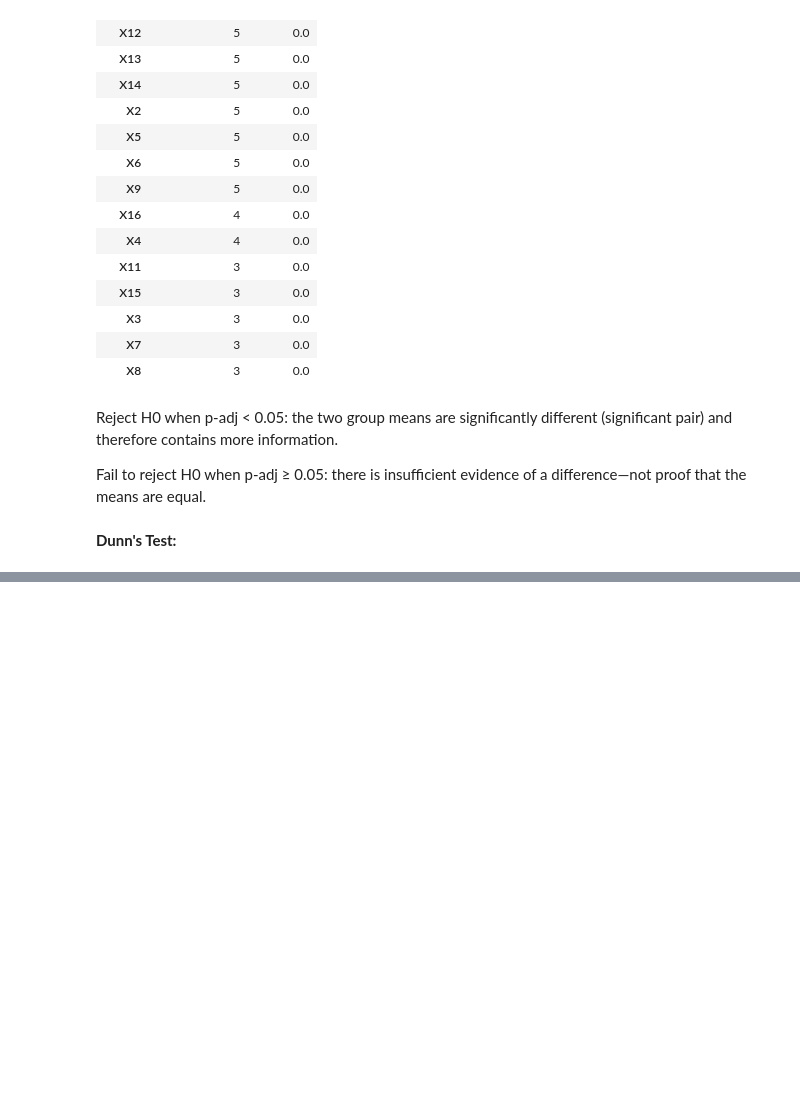
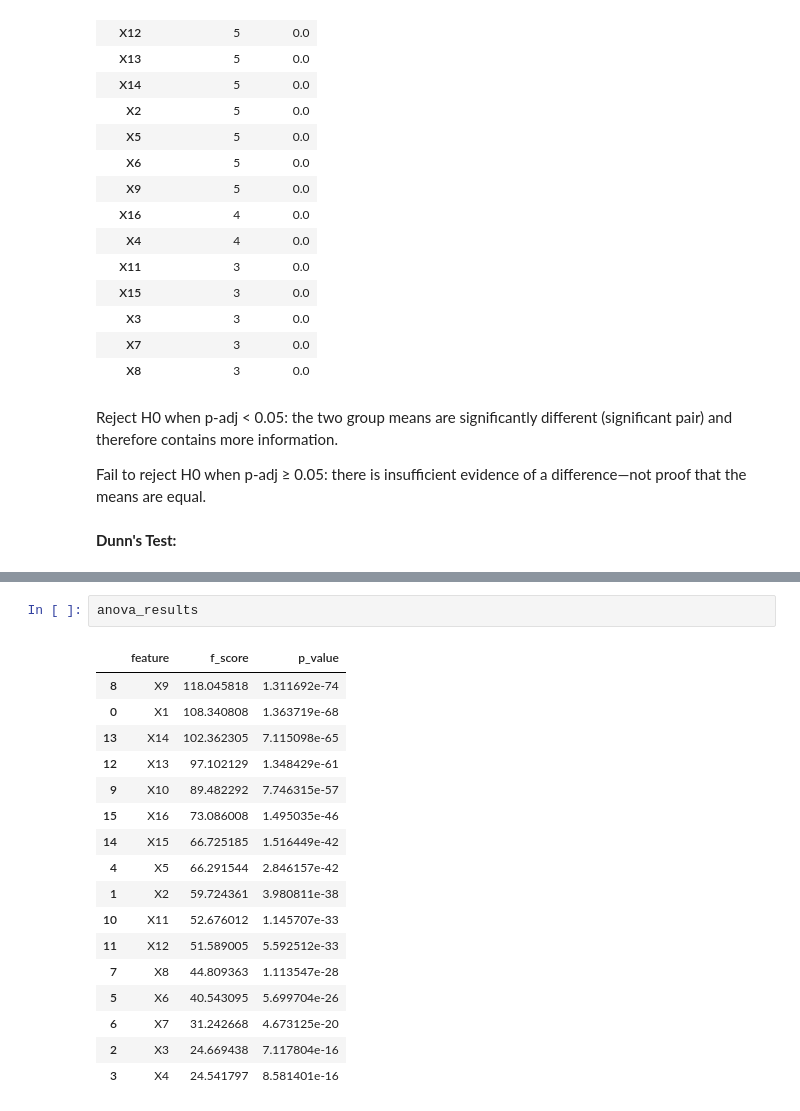
Before and after one commit to cameroncochrane/seizure_detection, a Jupyter notebook: notebooks/1_ESD_EDA.ipynb, the cells around one changed output, grey strips where cells are left out. Cells and saved outputs as stored; diff of their text form; blank space fills up the shorter version.

```diff
--- a/notebooks/1_ESD_EDA.ipynb
+++ b/notebooks/1_ESD_EDA.ipynb
@@ -567,0 +661,20 @@ Fail to reject H0 when p-adj ≥ 0.05: there is insufficient evidence of a diffe
+# %%
+anova_results
+# %% [output]
+|  | feature | f_score | p_value |
+| 8 | X9 | 118.045818 | 1.311692e-74 |
+| 0 | X1 | 108.340808 | 1.363719e-68 |
+| 13 | X14 | 102.362305 | 7.115098e-65 |
+| 12 | X13 | 97.102129 | 1.348429e-61 |
+| 9 | X10 | 89.482292 | 7.746315e-57 |
+| 15 | X16 | 73.086008 | 1.495035e-46 |
+| 14 | X15 | 66.725185 | 1.516449e-42 |
+| 4 | X5 | 66.291544 | 2.846157e-42 |
+| 1 | X2 | 59.724361 | 3.980811e-38 |
+| 10 | X11 | 52.676012 | 1.145707e-33 |
+| 11 | X12 | 51.589005 | 5.592512e-33 |
+| 7 | X8 | 44.809363 | 1.113547e-28 |
+| 5 | X6 | 40.543095 | 5.699704e-26 |
+| 6 | X7 | 31.242668 | 4.673125e-20 |
+| 2 | X3 | 24.669438 | 7.117804e-16 |
+| 3 | X4 | 24.541797 | 8.581401e-16 |
```
Also changed, not shown: parts of 11 cells of this notebook, 2 other files.
